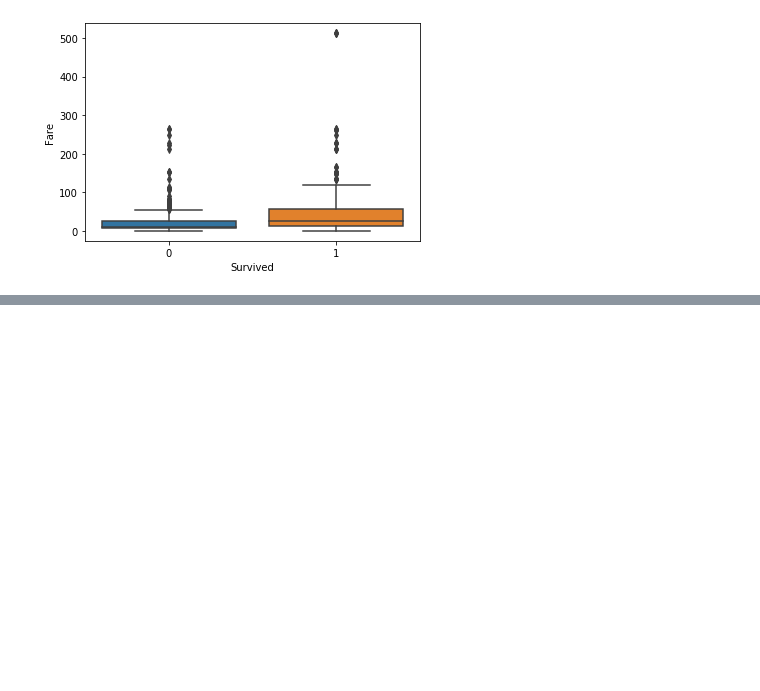
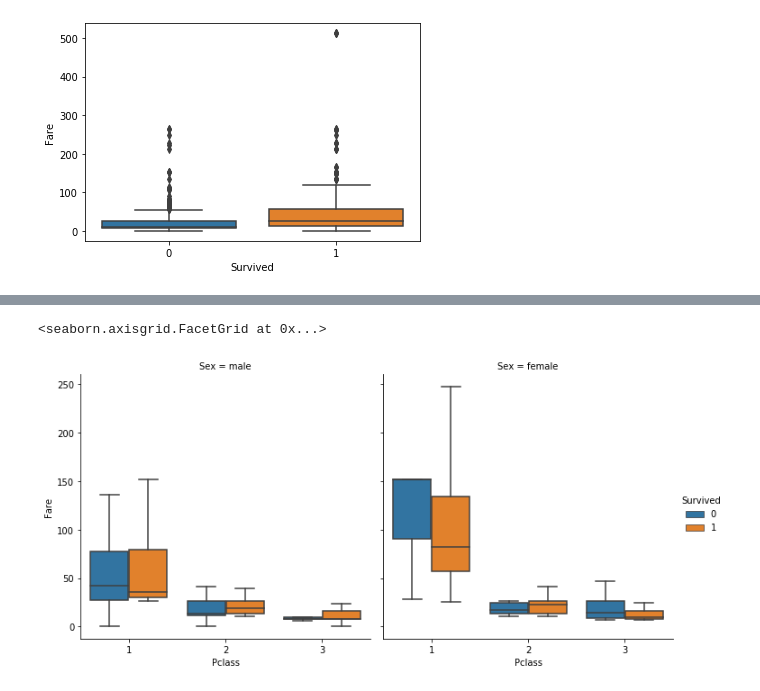
Before and after one commit to USF-CS-663-Spring-2020/lab-02-titanic-kayfuku, a Jupyter notebook: Lab02_Titanic.ipynb, the cells around one changed output, grey strips where cells are left out. Saved outputs shown, nothing was run; the diff lists cells and outputs as text; code cells hidden in the pictures; blank space fills up the shorter version.

```diff
--- a/Lab02_Titanic.ipynb
+++ b/Lab02_Titanic.ipynb
@@ -99,0 +123,6 @@ AttributeError: 'list' object has no attribute 'tail'
+# %%
+# Just exploring another way to show boxplots.
+sns.catplot(data=df, kind='box', x='Pclass', y='Fare', hue='Survived', col='Sex', sym='')
+# %% [output]
+<seaborn.axisgrid.FacetGrid at 0x...>
+[figure, added]
```
Also changed, not shown: parts of 31 cells of this notebook.
